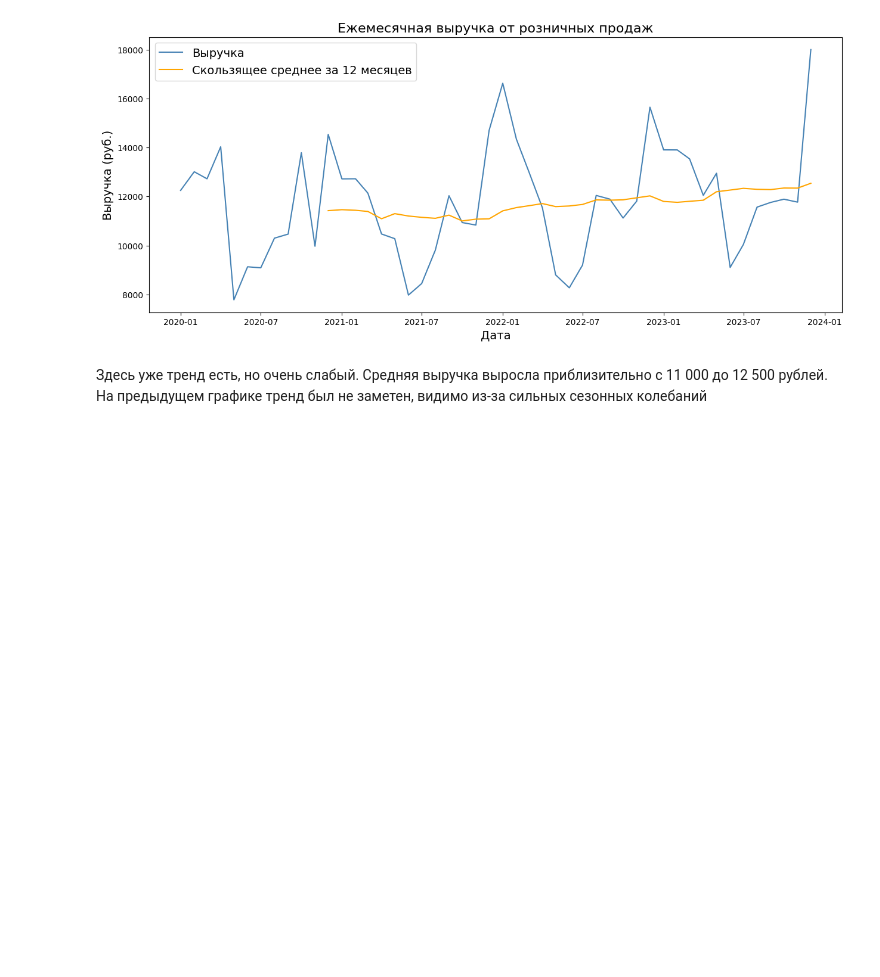
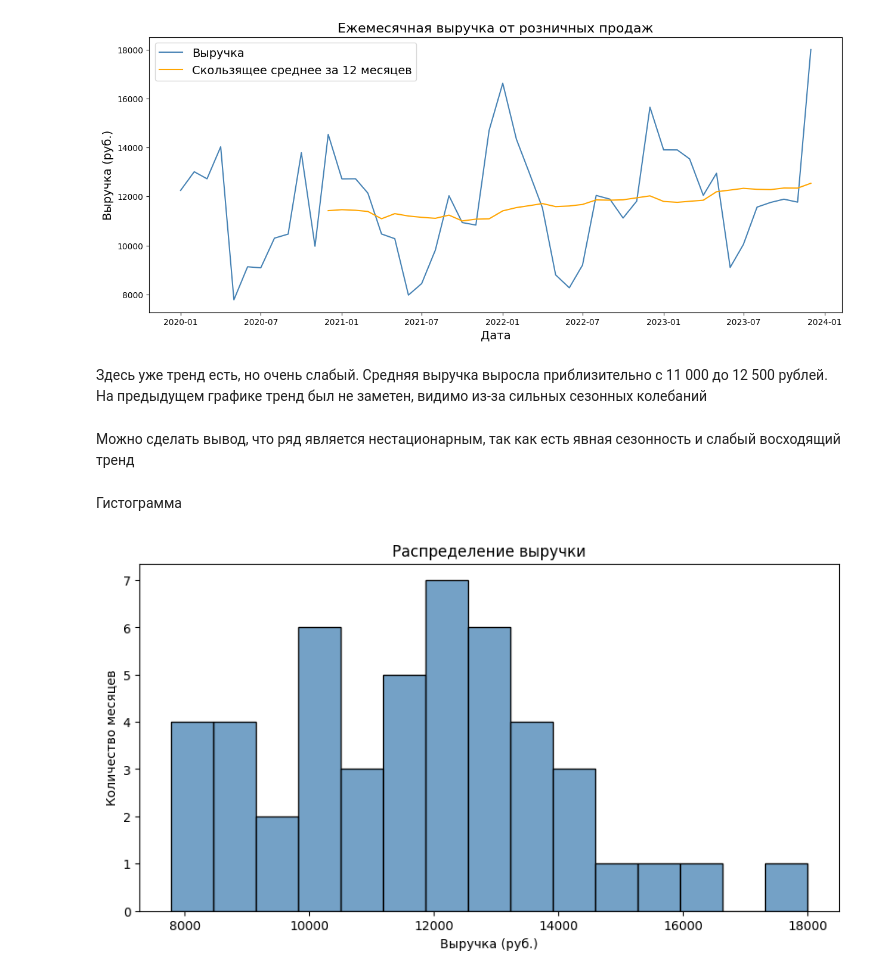
Before and after one commit to gureeva07/predictive_analytics_lab1, a Jupyter notebook: lab1.ipynb, the cells around one changed output. Saved outputs shown, nothing was run; the diff lists cells and outputs as text; code cells hidden in the pictures; blank space fills up the shorter version.

```diff
--- a/lab1.ipynb
+++ b/lab1.ipynb
@@ -44,3 +76,19 @@ plt.show()
 [figure]
 # %% [markdown]
 Здесь уже тренд есть, но очень слабый. Средняя выручка выросла приблизительно с 11 000 до 12 500 рублей. На предыдущем графике тренд был не заметен, видимо из-за сильных сезонных колебаний
+# %% [markdown]
+Можно сделать вывод, что ряд является нестационарным, так как есть явная сезонность и слабый восходящий тренд
+# %% [markdown]
+Гистограмма
+# %%
+import matplotlib.pyplot as plt
+import seaborn as sns
+
+plt.figure(figsize=(10, 5))
+sns.histplot(df['SalesAmount'], bins=15, color='steelblue')
+plt.title('Распределение выручки')
+plt.xlabel('Выручка (руб.)')
+plt.ylabel('Количество месяцев')
+plt.show()
+# %% [output]
+[figure, added]
```
Also changed, not shown: parts of 9 cells of this notebook.
